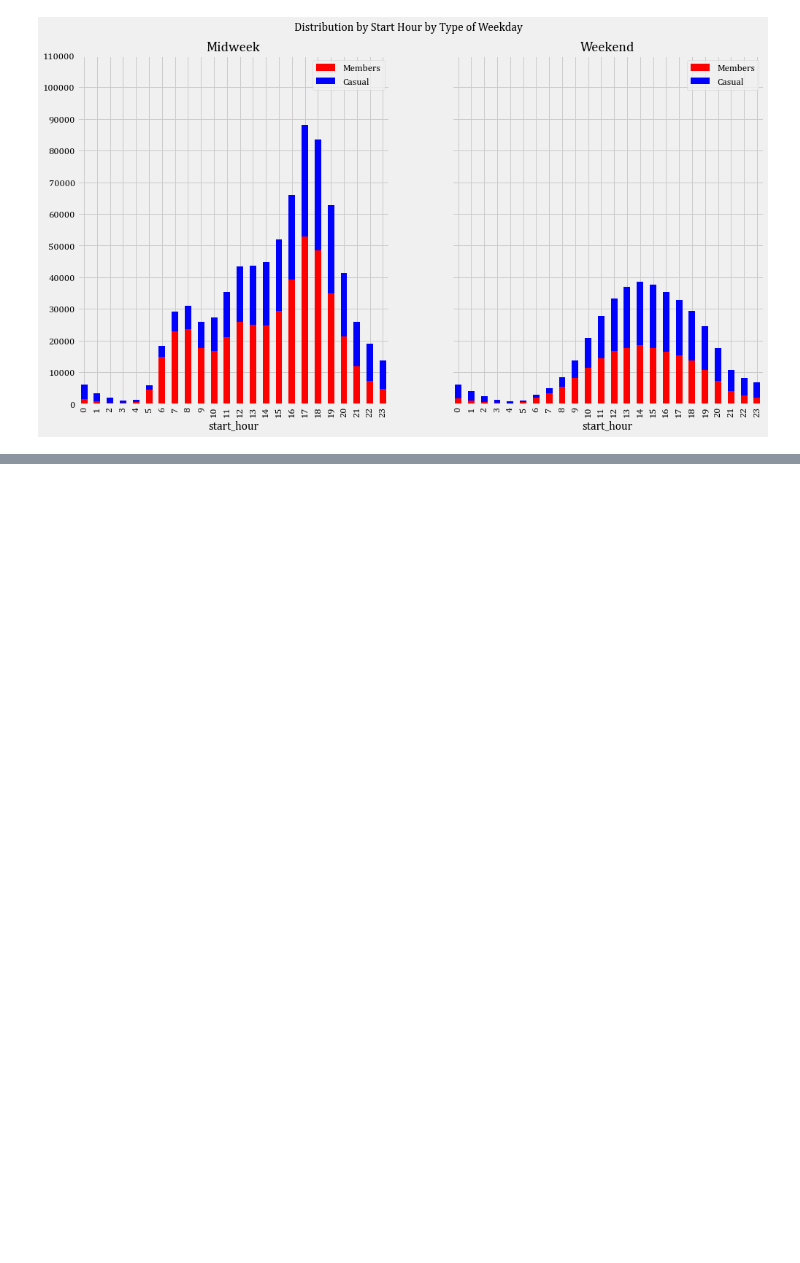
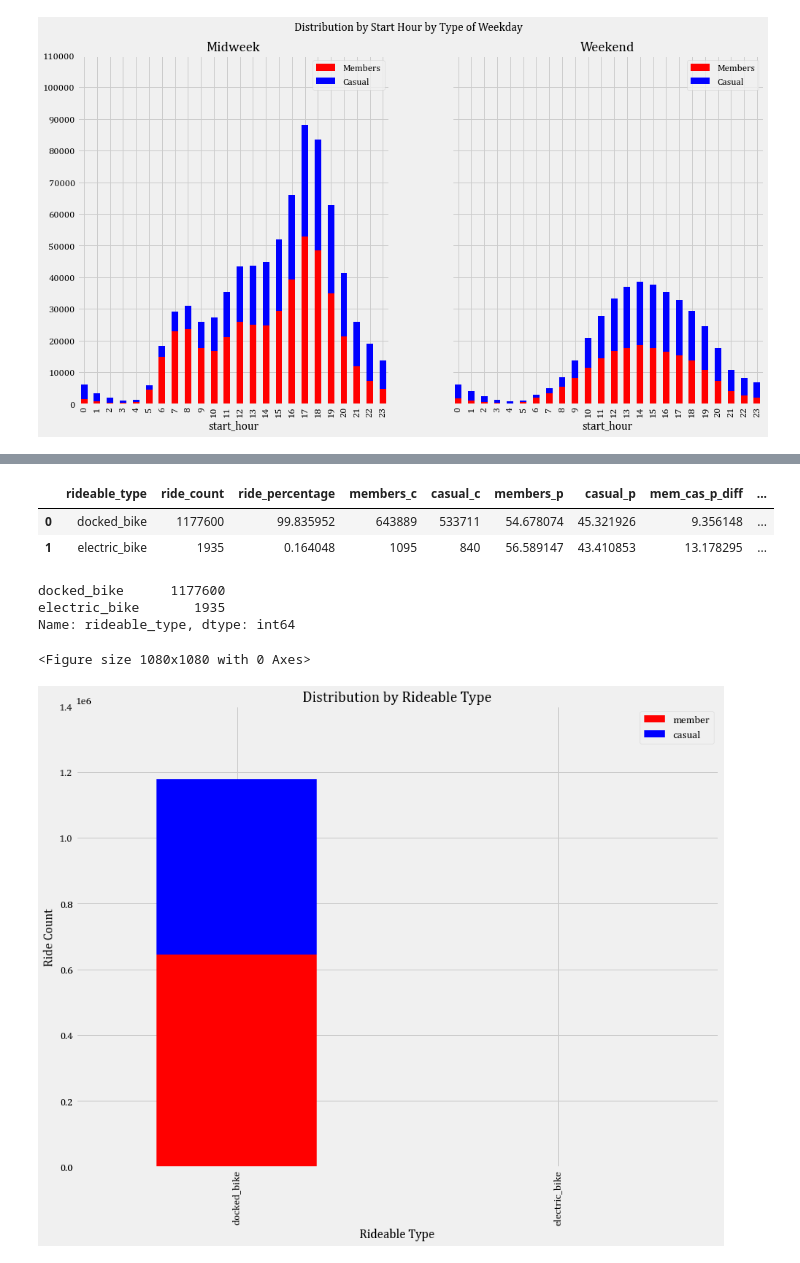
Before and after one commit to deepbdoshi/Google-Analytics-Capstone-Project, a Jupyter notebook: Google Analytics Capstone Project 1.ipynb, the cells around one changed output, grey strips where cells are left out. Saved outputs shown, nothing was run; the diff lists cells and outputs as text; code cells hidden in the pictures; blank space fills up the shorter version.

Commit message:
Ride Time Analysis

```diff
--- a/Google Analytics Capstone Project 1.ipynb
+++ b/Google Analytics Capstone Project 1.ipynb
@@ -410,0 +411,36 @@ During the weekends the casual rides are almost as same as member rides. (Maybe
+# %%
+group_data_by_rideable_type = data.groupby(['rideable_type'], as_index=False).agg(
+    ride_count = pd.NamedAgg(column='ride_id', aggfunc='count'),
+    ride_percentage = pd.NamedAgg('ride_id', lambda x:(x.count()/data['ride_id'].count())*100),
+    members_c = pd.NamedAgg('member_casual', lambda x: ((x == 'member').sum())),
+    casual_c = pd.NamedAgg('member_casual', lambda x: ((x == 'casual').sum())),
+    members_p = pd.NamedAgg('member_casual', lambda x: ((x == 'member').sum()/x.count())*100),
+    casual_p = pd.NamedAgg('member_casual', lambda x: ((x == 'casual').sum()/x.count())*100))
+
+group_data_by_rideable_type['mem_cas_p_diff'] = group_data_by_rideable_type['members_p'] - group_data_by_rideable_type['casual_p']
+group_data_by_rideable_type['mem_cas_c_diff'] = group_data_by_rideable_type['members_c'] - group_data_by_rideable_type['casual_c']
+
+group_data_by_rideable_type
+# %% [output]
+|  | rideable_type | ride_count | ride_percentage | members_c | casual_c | members_p | casual_p | mem_cas_p_diff | ... |
+| 0 | docked_bike | 1177600 | 99.835952 | 643889 | 533711 | 54.678074 | 45.321926 | 9.356148 | ... |
+| 1 | electric_bike | 1935 | 0.164048 | 1095 | 840 | 56.589147 | 43.410853 | 13.178295 | ... |
+# %%
+data['rideable_type'].value_counts()
+# %% [output]
+docked_bike      1177600
+electric_bike       1935
+Name: rideable_type, dtype: int64
+# %%
+_ = mp.figure(figsize=(15,15))
+
+ax = group_data_by_rideable_type[['rideable_type', 'members_c', 'casual_c']].plot(x='rideable_type', y = ['members_c', 'casual_c'], kind='bar', stacked=True, color=['red', 'blue'], figsize=(13,10), label=['Members', 'Casual'])
+ax.set_xticklabels(group_data_by_rideable_type['rideable_type'])
+_ = mp.yticks(np.arange(0, 1500000, 200000))
+_ = mp.ylabel('Ride Count')
+_ = mp.xlabel('Rideable Type')
+_ = mp.title('Distribution by Rideable Type')
+_ = mp.legend(["member", "casual"])
+# %% [output]
+<Figure size 1080x1080 with 0 Axes>
+[figure, added]
```
Also changed, not shown: parts of 21 cells of this notebook.
